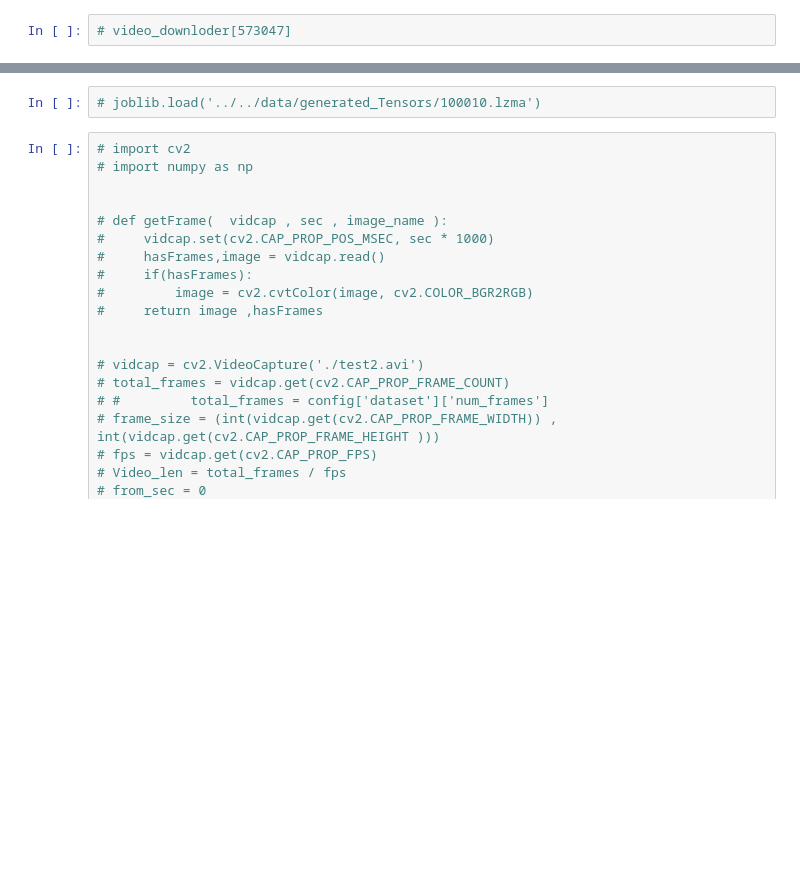
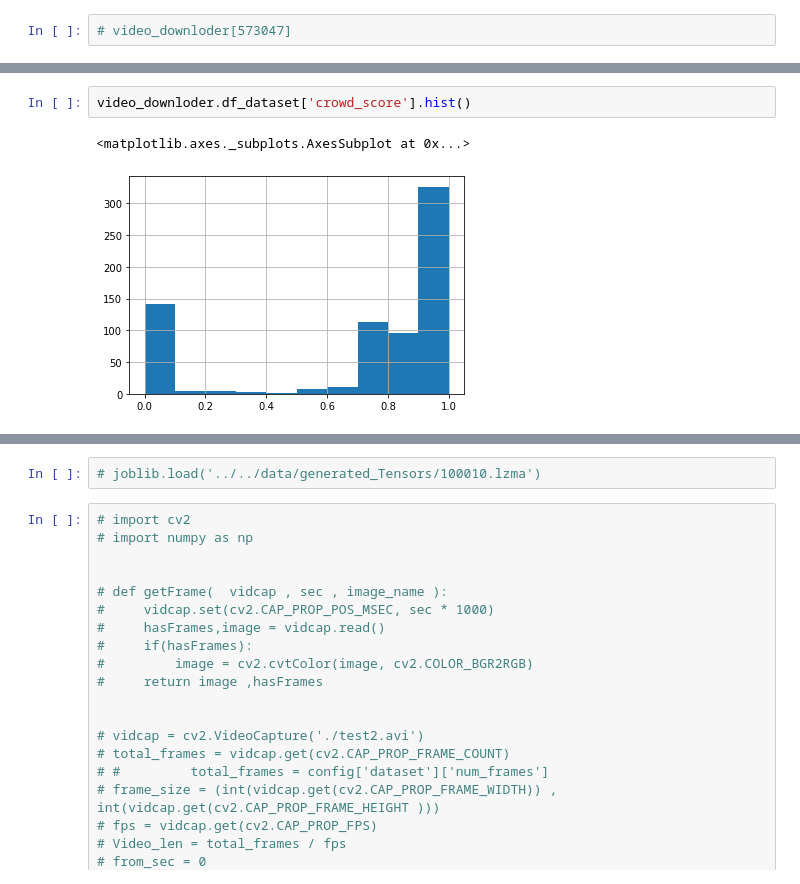
Before and after one commit to Alibhji/Clog-Loss-Advance-Alzheimer-s-Research, a Jupyter notebook: notebook/5-Dataset_genrator_download_and_save.ipynb, the cells around one changed output, grey strips where cells are left out. Saved outputs shown, nothing was run; the diff lists cells and outputs as text; blank space fills up the shorter version.

```diff
--- a/notebook/5-Dataset_genrator_download_and_save.ipynb
+++ b/notebook/5-Dataset_genrator_download_and_save.ipynb
@@ -235,0 +359,5 @@ KeyboardInterrupt:
+# %%
+video_downloder.df_dataset['crowd_score'].hist()
+# %% [output]
+<matplotlib.axes._subplots.AxesSubplot at 0x...>
+[figure, added]
```
Also changed, not shown: parts of 12 cells of this notebook, 4 other files.
